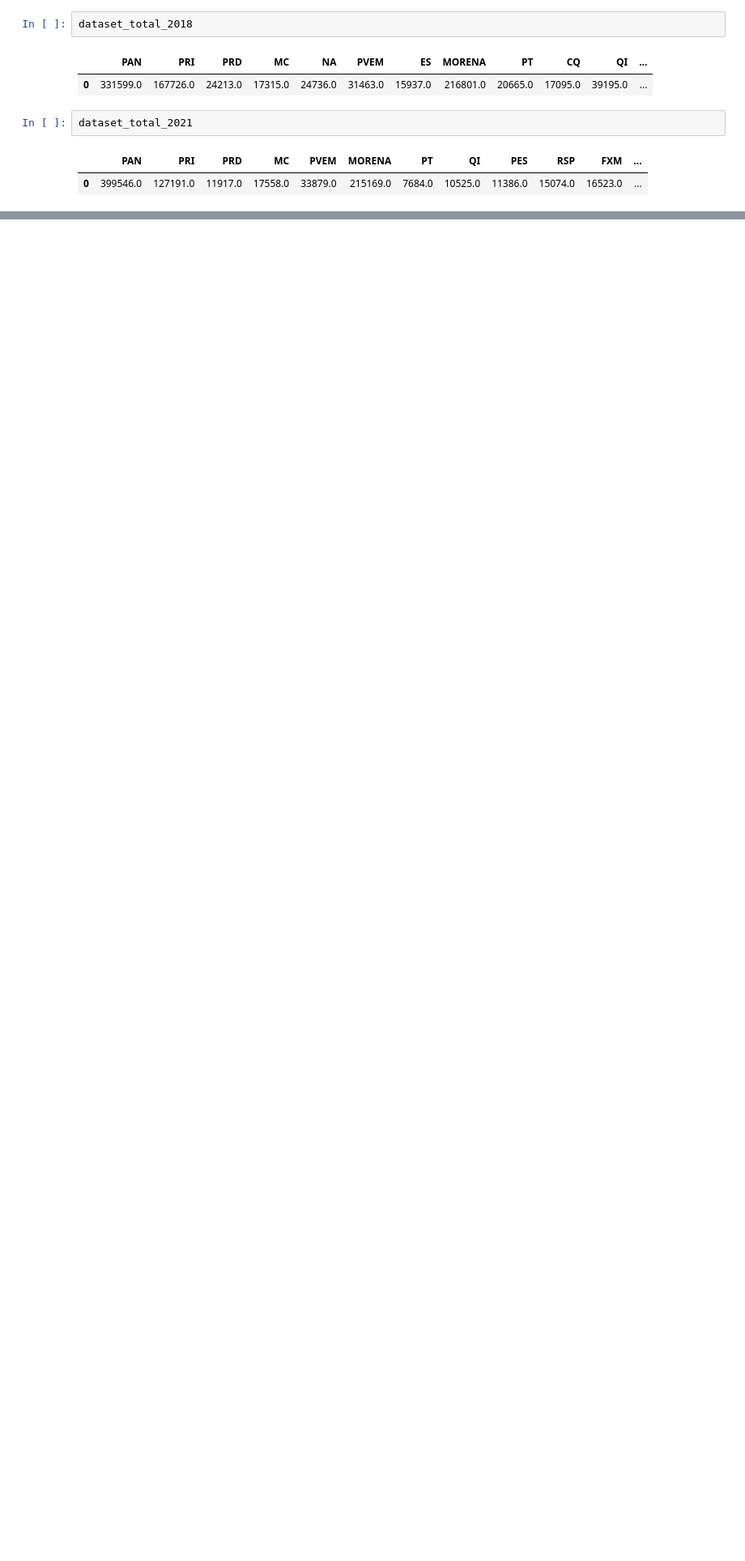
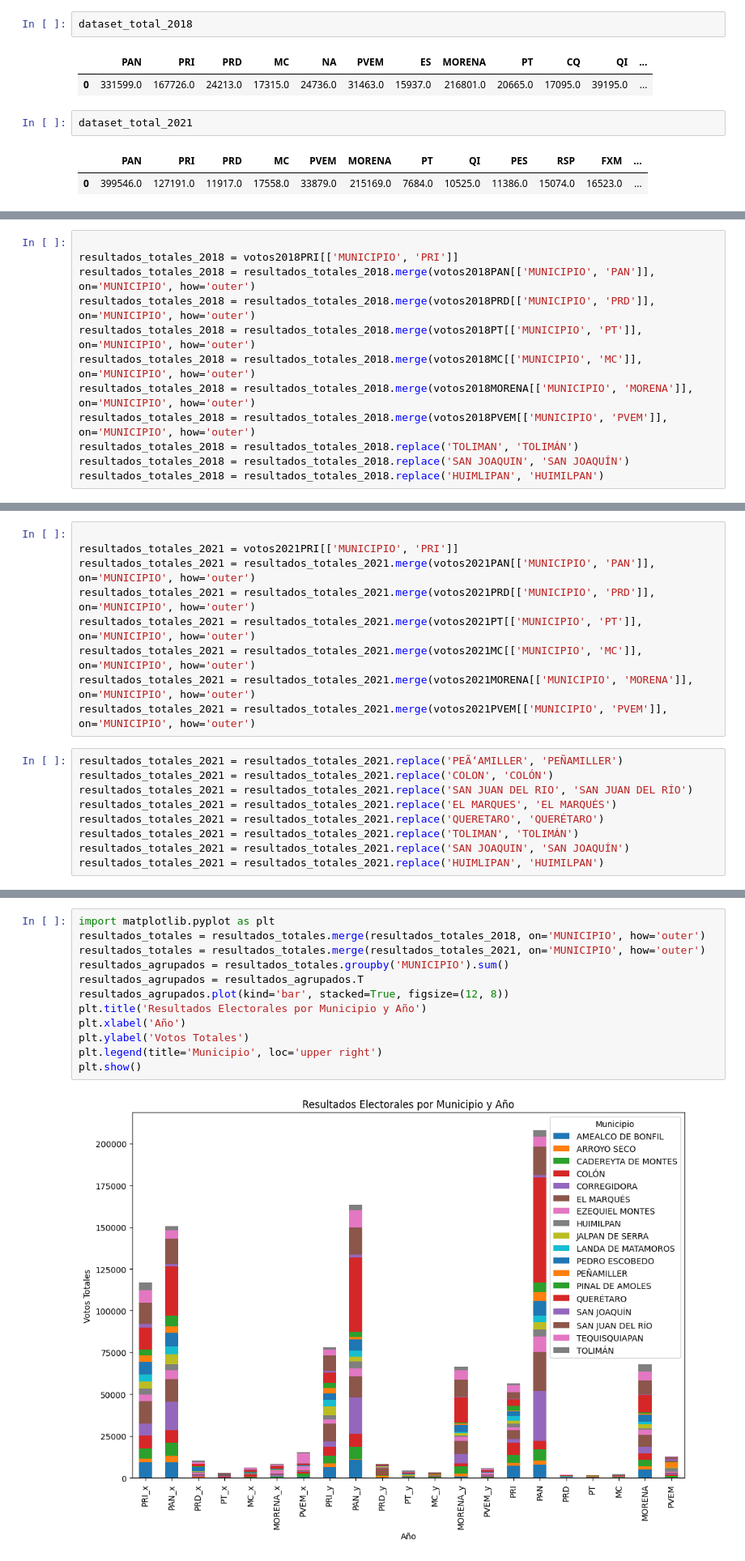
Before and after one commit to fitomx19/BIGDATA, a Jupyter notebook: PRACTICA_2/EXPLORACION.ipynb, the cells around one changed output, grey strips where cells are left out. Shown at 81% size. Drawn from its saved outputs; the diff is of its cells as text; blank space fills up the shorter version.

```diff
--- a/PRACTICA_2/EXPLORACION.ipynb
+++ b/PRACTICA_2/EXPLORACION.ipynb
@@ -972,0 +1123,12 @@ plt.show()
+# %%
+
+resultados_totales_2018 = votos2018PRI[['MUNICIPIO', 'PRI']]
+resultados_totales_2018 = resultados_totales_2018.merge(votos2018PAN[['MUNICIPIO', 'PAN']], on='MUNICIPIO', how='outer')
+resultados_totales_2018 = resultados_totales_2018.merge(votos2018PRD[['MUNICIPIO', 'PRD']], on='MUNICIPIO', how='outer')
+resultados_totales_2018 = resultados_totales_2018.merge(votos2018PT[['MUNICIPIO', 'PT']], on='MUNICIPIO', how='outer')
+resultados_totales_2018 = resultados_totales_2018.merge(votos2018MC[['MUNICIPIO', 'MC']], on='MUNICIPIO', how='outer')
+resultados_totales_2018 = resultados_totales_2018.merge(votos2018MORENA[['MUNICIPIO', 'MORENA']], on='MUNICIPIO', how='outer')
+resultados_totales_2018 = resultados_totales_2018.merge(votos2018PVEM[['MUNICIPIO', 'PVEM']], on='MUNICIPIO', how='outer')
+resultados_totales_2018 = resultados_totales_2018.replace('TOLIMAN', 'TOLIMÁN')
+resultados_totales_2018 = resultados_totales_2018.replace('SAN JOAQUIN', 'SAN JOAQUÍN')
+resultados_totales_2018 = resultados_totales_2018.replace('HUIMLIPAN', 'HUIMILPAN')
@@ -972,0 +1155,18 @@ plt.show()
+# %%
+
+resultados_totales_2021 = votos2021PRI[['MUNICIPIO', 'PRI']]
+resultados_totales_2021 = resultados_totales_2021.merge(votos2021PAN[['MUNICIPIO', 'PAN']], on='MUNICIPIO', how='outer')
+resultados_totales_2021 = resultados_totales_2021.merge(votos2021PRD[['MUNICIPIO', 'PRD']], on='MUNICIPIO', how='outer')
+resultados_totales_2021 = resultados_totales_2021.merge(votos2021PT[['MUNICIPIO', 'PT']], on='MUNICIPIO', how='outer')
+resultados_totales_2021 = resultados_totales_2021.merge(votos2021MC[['MUNICIPIO', 'MC']], on='MUNICIPIO', how='outer')
+resultados_totales_2021 = resultados_totales_2021.merge(votos2021MORENA[['MUNICIPIO', 'MORENA']], on='MUNICIPIO', how='outer')
+resultados_totales_2021 = resultados_totales_2021.merge(votos2021PVEM[['MUNICIPIO', 'PVEM']], on='MUNICIPIO', how='outer')
+# %%
+resultados_totales_2021 = resultados_totales_2021.replace('PEÃ‘AMILLER', 'PEÑAMILLER')
+resultados_totales_2021 = resultados_totales_2021.replace('COLON', 'COLÓN')
+resultados_totales_2021 = resultados_totales_2021.replace('SAN JUAN DEL RIO', 'SAN JUAN DEL RÍO')
+resultados_totales_2021 = resultados_totales_2021.replace('EL MARQUES', 'EL MARQUÉS')
+resultados_totales_2021 = resultados_totales_2021.replace('QUERETARO', 'QUERÉTARO')
+resultados_totales_2021 = resultados_totales_2021.replace('TOLIMAN', 'TOLIMÁN')
+resultados_totales_2021 = resultados_totales_2021.replace('SAN JOAQUIN', 'SAN JOAQUÍN')
+resultados_totales_2021 = resultados_totales_2021.replace('HUIMLIPAN', 'HUIMILPAN')
@@ -972,0 +1195,14 @@ plt.show()
+# %%
+import matplotlib.pyplot as plt
+resultados_totales = resultados_totales.merge(resultados_totales_2018, on='MUNICIPIO', how='outer')
+resultados_totales = resultados_totales.merge(resultados_totales_2021, on='MUNICIPIO', how='outer')
+resultados_agrupados = resultados_totales.groupby('MUNICIPIO').sum()
+resultados_agrupados = resultados_agrupados.T
+resultados_agrupados.plot(kind='bar', stacked=True, figsize=(12, 8))
+plt.title('Resultados Electorales por Municipio y Año')
+plt.xlabel('Año')
+plt.ylabel('Votos Totales')
+plt.legend(title='Municipio', loc='upper right')
+plt.show()
+# %% [output]
+[figure, added]
```
Also changed, not shown: parts of 26 cells of this notebook, 1 other file.
